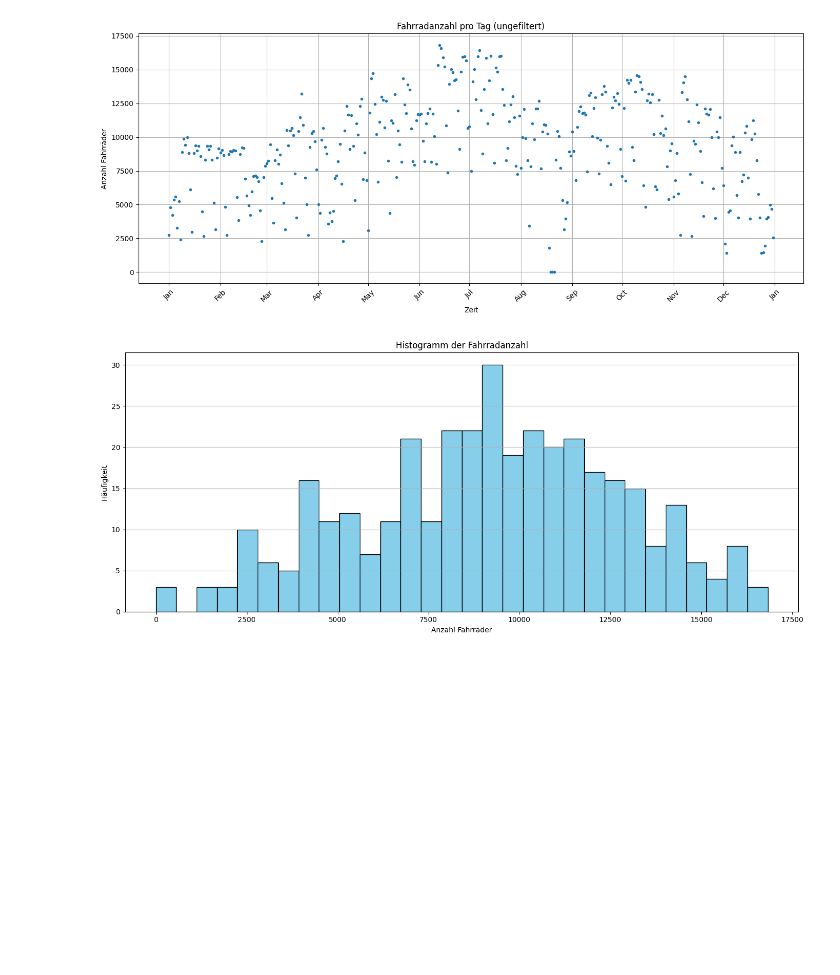
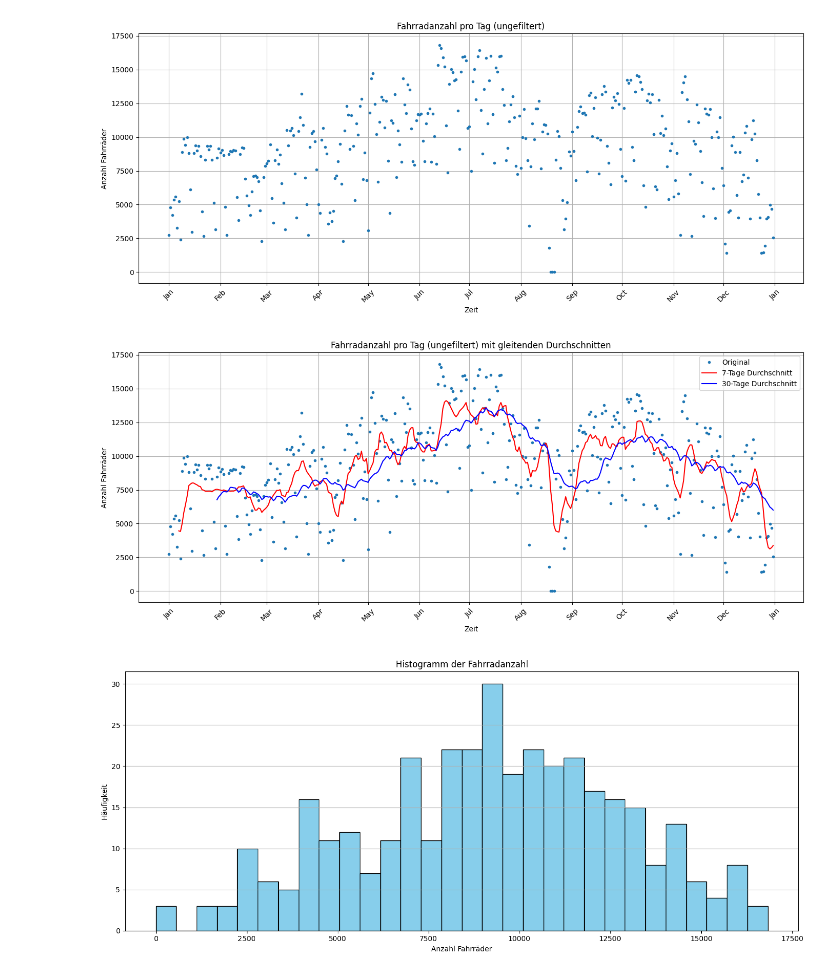
Before and after one commit to LordOfReinkeness/stochastik_SoSe25, a Jupyter notebook: fahrraeder.ipynb, the cells around one changed output. Drawn from its saved outputs; the diff is of its cells as text; code cells hidden in the pictures; blank space fills up the shorter version.

```diff
--- a/fahrraeder.ipynb
+++ b/fahrraeder.ipynb
@@ -92,8 +104,32 @@ plt.show()
 [figure]
 # %%
 # 1.2 Zeitreihenanalyse
+import numpy as np
+window_7 = 7
+window_30 = 30
 
-...
+ma_7 = np.convolve(raeder, np.ones(window_7)/window_7, mode='valid')
+ma_30 = np.convolve(raeder, np.ones(window_30)/window_30, mode='valid')
+
+plt.figure(figsize=(14, 6))
+plt.plot(zeit, raeder, marker='o', linestyle='none', markersize=3, label='Original')
+plt.plot(zeit[window_7-1:], ma_7, linestyle='-', color='red', label='7-Tage Durchschnitt')
+plt.plot(zeit[window_30-1:], ma_30, linestyle='-', color='blue', label='30-Tage Durchschnitt')
+plt.title('Fahrradanzahl pro Tag (ungefiltert) mit gleitenden Durchschnitten')
+plt.xlabel('Zeit')
+plt.ylabel('Anzahl Fahrräder')
+plt.grid(True)
+
+ax = plt.gca()
+ax.xaxis.set_major_locator(mdates.AutoDateLocator(minticks=10, maxticks=15))
+ax.xaxis.set_major_formatter(mdates.DateFormatter('%b'))
+plt.xticks(rotation=45)
+
+plt.legend()
+plt.tight_layout()
+plt.show()
+# %% [output]
+[figure, added]
 # %%
 # 2. Absolute und Relative Häufigkeiten
 import matplotlib.pyplot as plt
```
Also changed, not shown: parts of 9 cells of this notebook.
